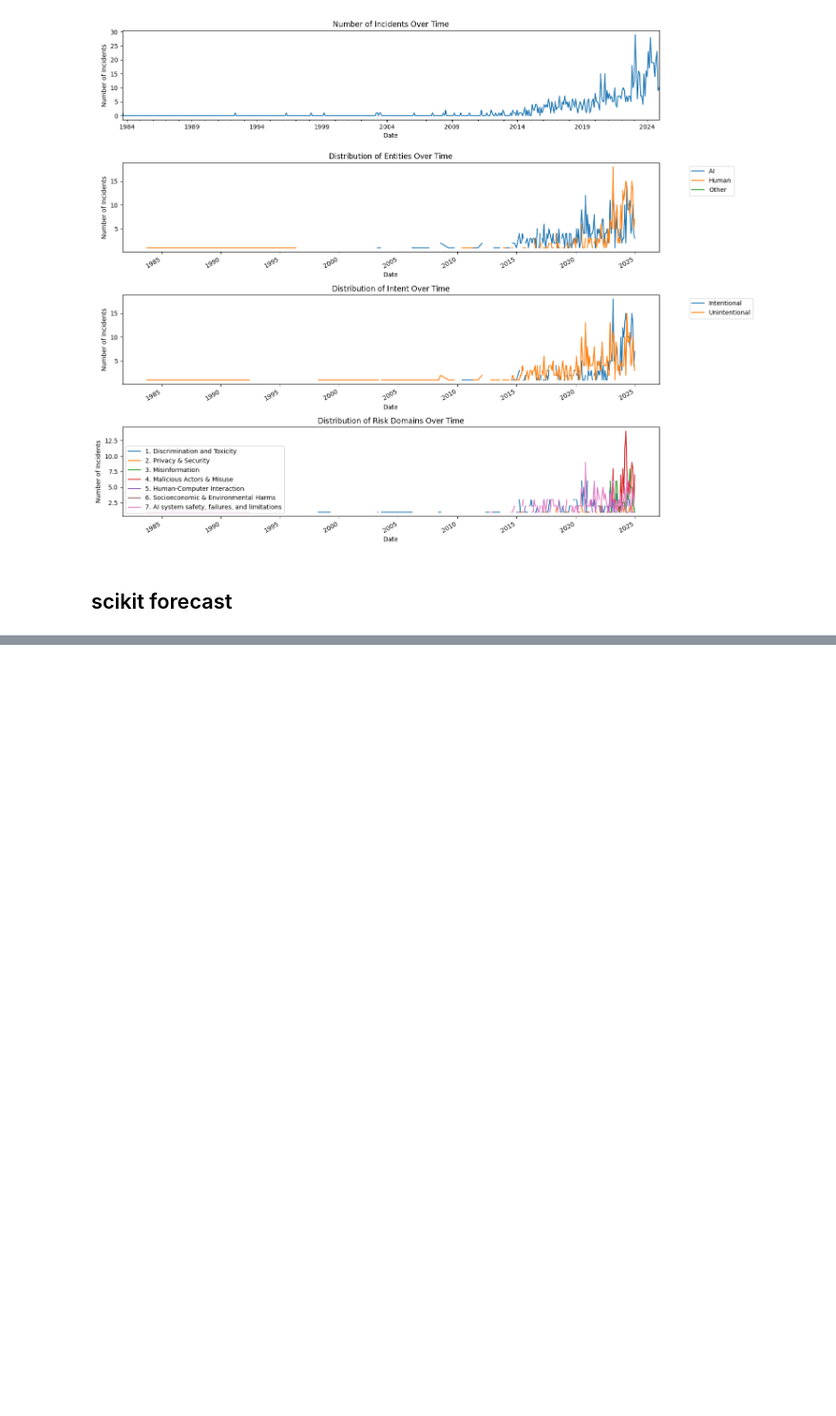
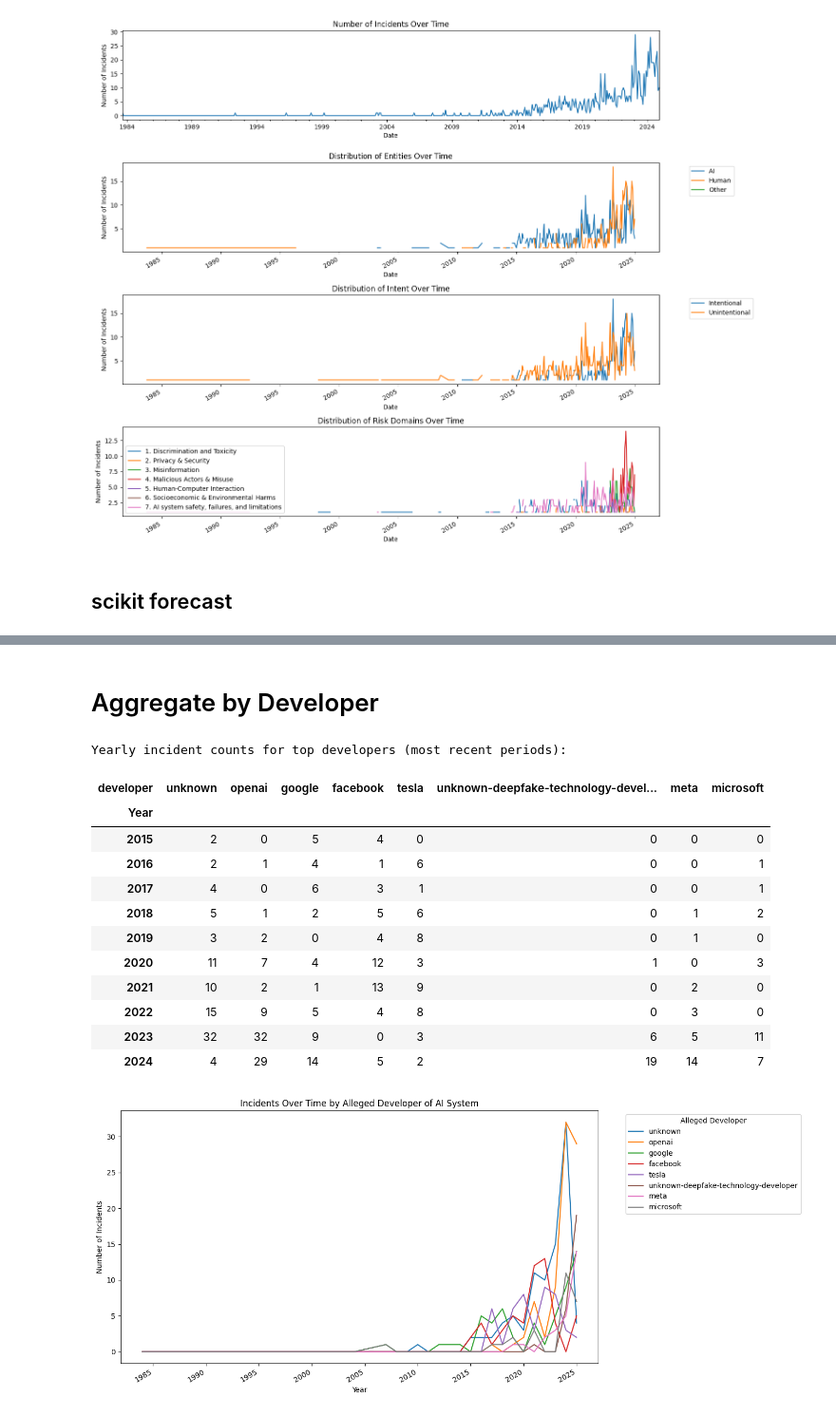
Before and after one commit to cluebbers/ai-incident-forecasting, a Jupyter notebook: src/exploration.ipynb, the cells around one changed output, grey strips where cells are left out. Shown at 95% size. Cells and saved outputs as stored; diff of their text form; code cells hidden in the pictures; blank space fills up the shorter version.

Commit message:
simple analysis for developers

```diff
--- a/src/exploration.ipynb
+++ b/src/exploration.ipynb
@@ -10,7 +10,7 @@ import seaborn as sns
 import numpy as np
 
 # Read the CSV file
-df = pd.read_csv('data/classifications_MIT.csv')
+df = pd.read_csv('../data/classifications_MIT.csv')
 
 # Basic information about the dataset
 print("Dataset Info:")
@@ -789,0 +790,74 @@ Max |sum(categories) - total| over forecast years:  2.285060924933447
+# %% [markdown]
+# Aggregate by Developer
+# %%
+# Incidents per Alleged developer of AI system over time
+import ast
+
+NUMBER_OF_TOP_DEVELOPERS = 8
+PERIOD_FREQ = 'Y'  # 'M' for month, 'Y' for year
+PERIOD_LABEL = 'Year' if PERIOD_FREQ == 'Y' else 'Month'
+
+def _parse_developer_list(value):
+    if pd.isna(value):
+        return []
+    if isinstance(value, list):
+        return [str(v).strip() for v in value if str(v).strip()]
+    if isinstance(value, str):
+        value = value.strip()
+        if not value:
+            return []
+        try:
+            parsed = ast.literal_eval(value)
+        except (ValueError, SyntaxError):
+            parsed = value
+        if isinstance(parsed, (list, tuple, set)):
+            return [str(v).strip() for v in parsed if str(v).strip()]
+        parsed_str = str(parsed).strip()
+        return [parsed_str] if parsed_str else []
+    parsed_str = str(value).strip()
+    return [parsed_str] if parsed_str else []
+
+developers_long = merged_df[['date', 'Alleged developer of AI system']].copy()
+developers_long['developer'] = developers_long['Alleged developer of AI system'].apply(_parse_developer_list)
+developers_long = developers_long.explode('developer').dropna(subset=['developer'])
+developers_long = developers_long[developers_long['developer'] != '']
+
+if developers_long.empty:
+    print('No Alleged developer data available for plotting.')
+else:
+    developers_long['period'] = developers_long['date'].dt.to_period(PERIOD_FREQ)
+    developer_time = developers_long.groupby(['period', 'developer']).size().unstack(fill_value=0)
+    top_developers = developer_time.sum().sort_values(ascending=False).head(NUMBER_OF_TOP_DEVELOPERS).index
+
+    print(f"{PERIOD_LABEL}ly incident counts for top developers (most recent periods):")
+    display(
+        developer_time[top_developers]
+        .tail(10)
+        .rename_axis(PERIOD_LABEL)
+    )
+
+    developer_time_plot = developer_time.copy()
+    developer_time_plot.index = developer_time_plot.index.to_timestamp(how='end')
+    fig, ax = plt.subplots(figsize=(14, 6))
+    developer_time_plot[top_developers].plot(ax=ax)
+    ax.set_title('Incidents Over Time by Alleged Developer of AI System')
+    ax.set_xlabel(PERIOD_LABEL)
+    ax.set_ylabel('Number of Incidents')
+    ax.legend(title='Alleged Developer', bbox_to_anchor=(1.05, 1), loc='upper left')
+    plt.tight_layout()
+    plt.show()
+# %% [output]
+Yearly incident counts for top developers (most recent periods):
+| developer | unknown | openai | google | facebook | tesla | unknown-deepfake-technology-devel... | meta | microsoft |
+| Year |  |  |  |  |  |  |  |  |
+| 2015 | 2 | 0 | 5 | 4 | 0 | 0 | 0 | 0 |
+| 2016 | 2 | 1 | 4 | 1 | 6 | 0 | 0 | 1 |
+| 2017 | 4 | 0 | 6 | 3 | 1 | 0 | 0 | 1 |
+| 2018 | 5 | 1 | 2 | 5 | 6 | 0 | 1 | 2 |
+| 2019 | 3 | 2 | 0 | 4 | 8 | 0 | 1 | 0 |
+| 2020 | 11 | 7 | 4 | 12 | 3 | 1 | 0 | 3 |
+| 2021 | 10 | 2 | 1 | 13 | 9 | 0 | 2 | 0 |
+| 2022 | 15 | 9 | 5 | 4 | 8 | 0 | 3 | 0 |
+| 2023 | 32 | 32 | 9 | 0 | 3 | 6 | 5 | 11 |
+| 2024 | 4 | 29 | 14 | 5 | 2 | 19 | 14 | 7 |
+[figure, added]
```
Also changed, not shown: parts of 2 cells of this notebook.
